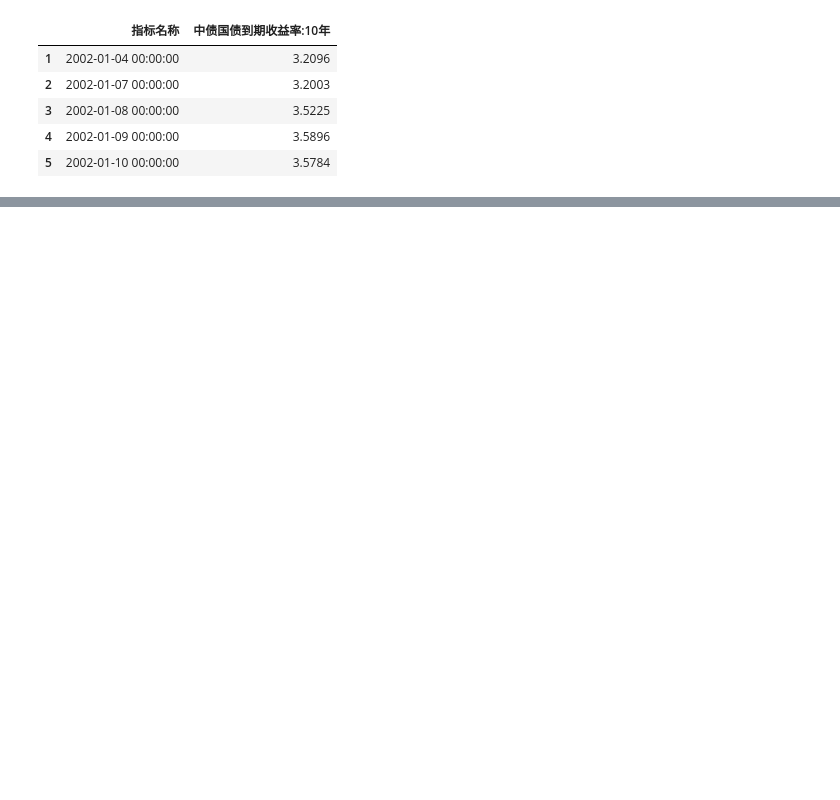
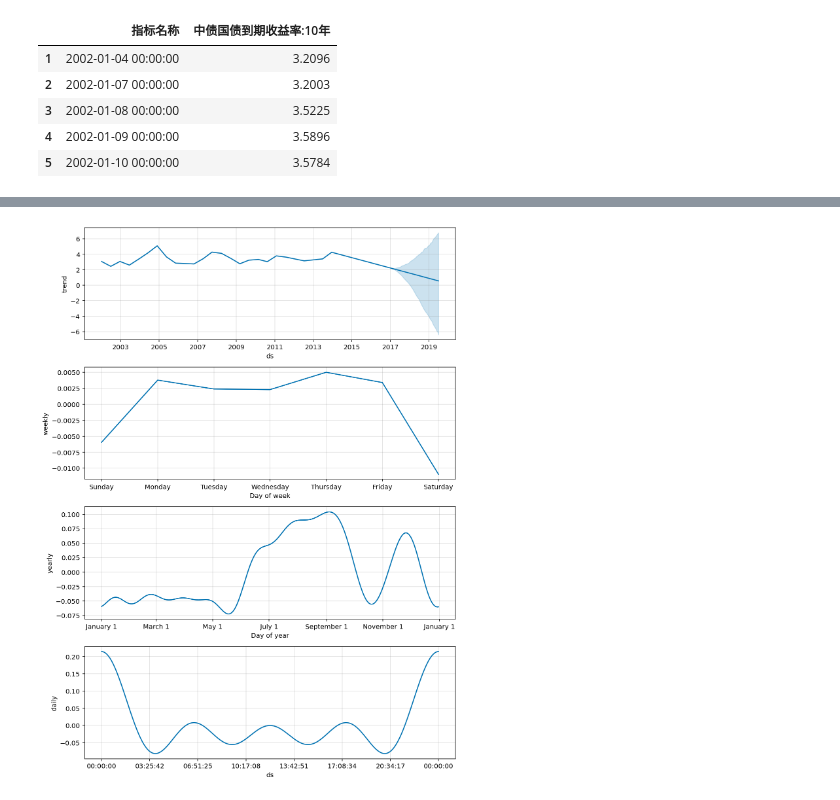
Before and after one commit to wl2748/5242_project, a Jupyter notebook: data_fbprophet.ipynb, the cells around one changed output, grey strips where cells are left out. Drawn from its saved outputs; the diff is of its cells as text; code cells hidden in the pictures; blank space fills up the shorter version.

```diff
--- a/data_fbprophet.ipynb
+++ b/data_fbprophet.ipynb
@@ -122,0 +82,4 @@ mse
+# %%
+fig00 = model0.plot_components(forecast0)
+# %% [output]
+[figure, added]
```
Also changed, not shown: parts of 38 cells of this notebook.
